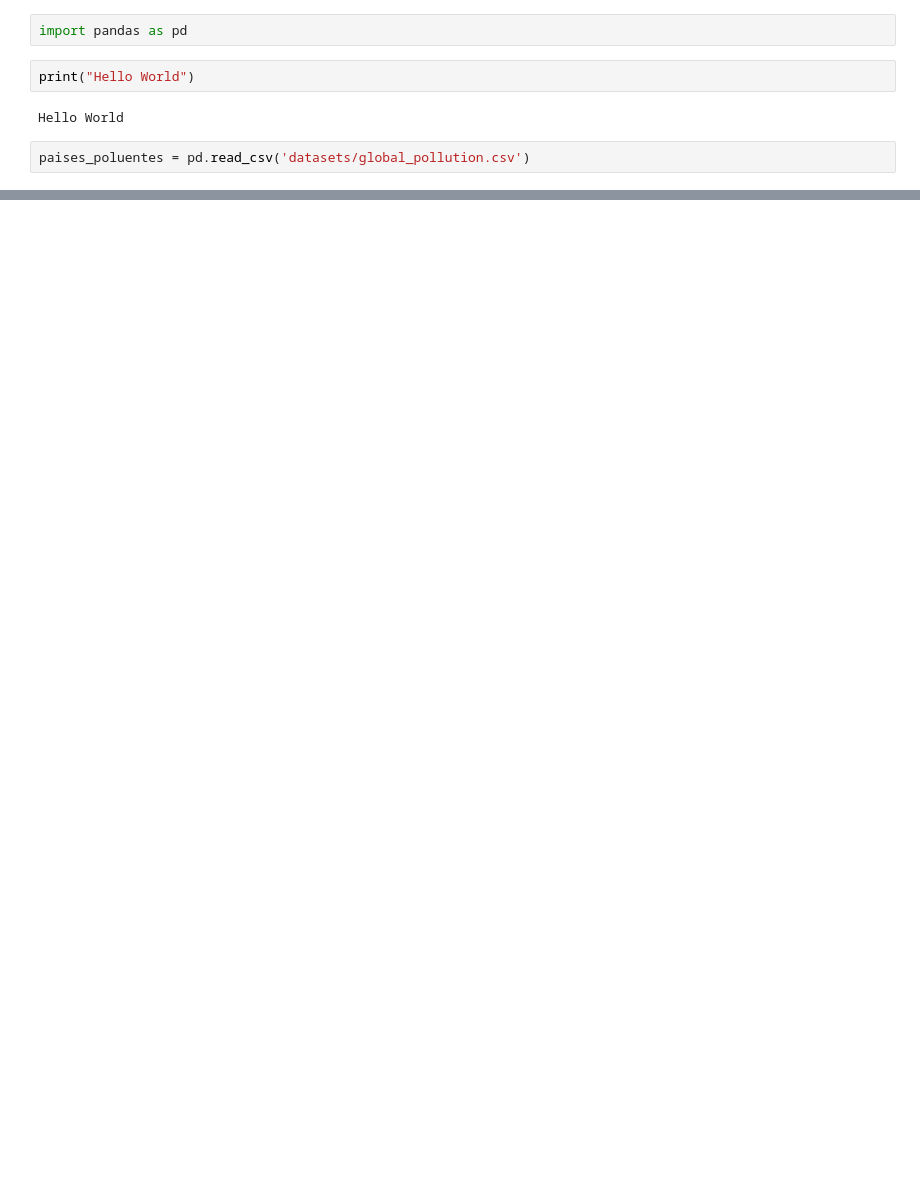
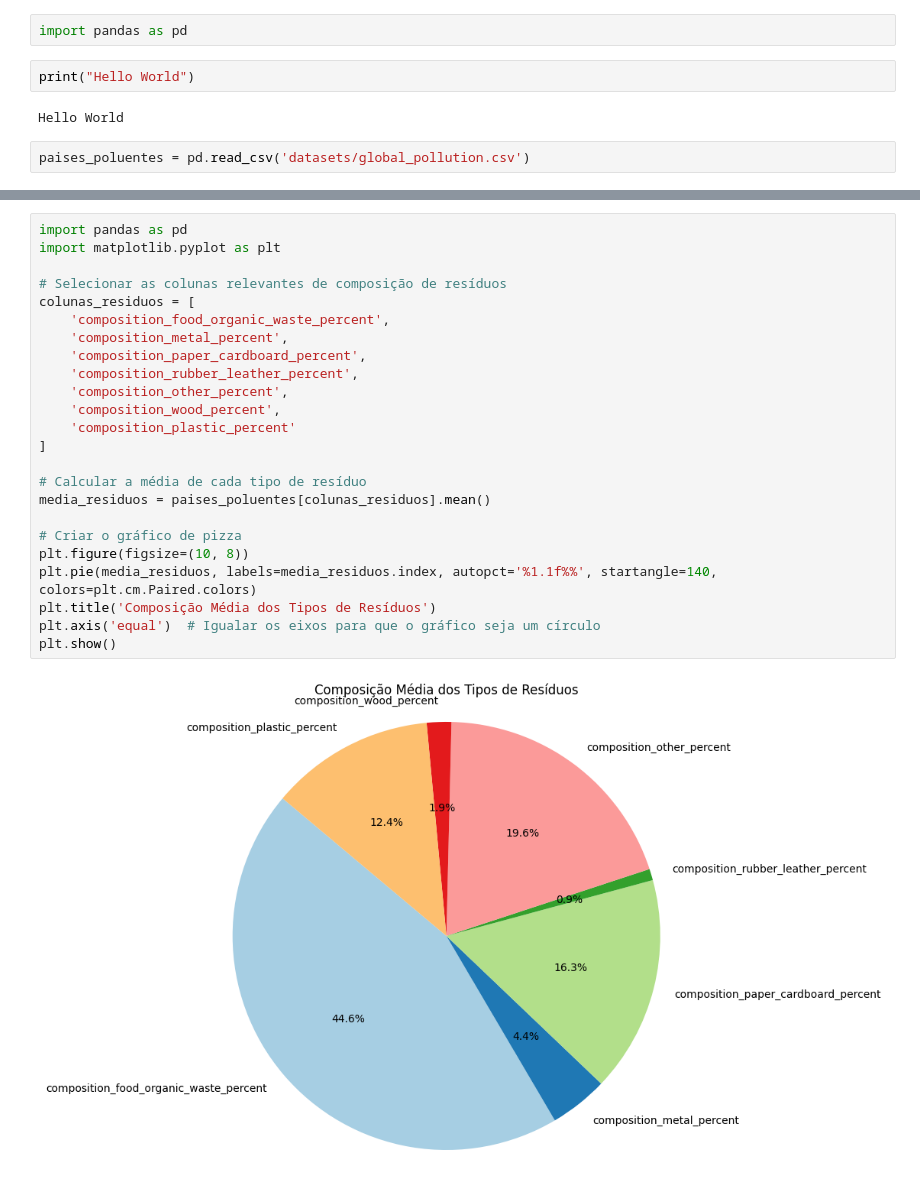
Before and after one commit to rafaelflorentinobarbosa/InteligenciaArtificial, a Jupyter notebook: Projeto_final/index.ipynb, the cells around one changed output, grey strips where cells are left out. Saved outputs shown, nothing was run; the diff lists cells and outputs as text; blank space fills up the shorter version.

Commit message:
ajustes projeto residuos

```diff
--- a/Projeto_final/index.ipynb
+++ b/Projeto_final/index.ipynb
@@ -109,0 +163,26 @@ Name: gdp, dtype: float64
+# %%
+import pandas as pd
+import matplotlib.pyplot as plt
+
+# Selecionar as colunas relevantes de composição de resíduos
+colunas_residuos = [
+    'composition_food_organic_waste_percent',
+    'composition_metal_percent',
+    'composition_paper_cardboard_percent',
+    'composition_rubber_leather_percent',
+    'composition_other_percent',
+    'composition_wood_percent',
+    'composition_plastic_percent'
+]
+
+# Calcular a média de cada tipo de resíduo
+media_residuos = paises_poluentes[colunas_residuos].mean()
+
+# Criar o gráfico de pizza
+plt.figure(figsize=(10, 8))
+plt.pie(media_residuos, labels=media_residuos.index, autopct='%1.1f%%', startangle=140, colors=plt.cm.Paired.colors)
+plt.title('Composição Média dos Tipos de Resíduos')
+plt.axis('equal')  # Igualar os eixos para que o gráfico seja um círculo
+plt.show()
+# %% [output]
+[figure, added]
```
Also changed, not shown: parts of 21 cells of this notebook.
